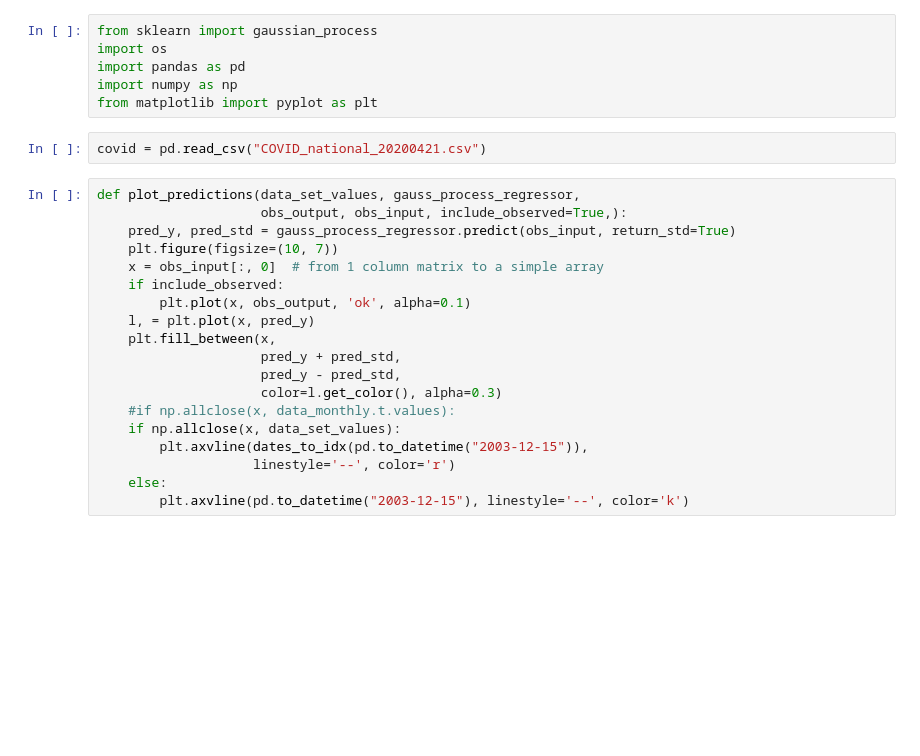
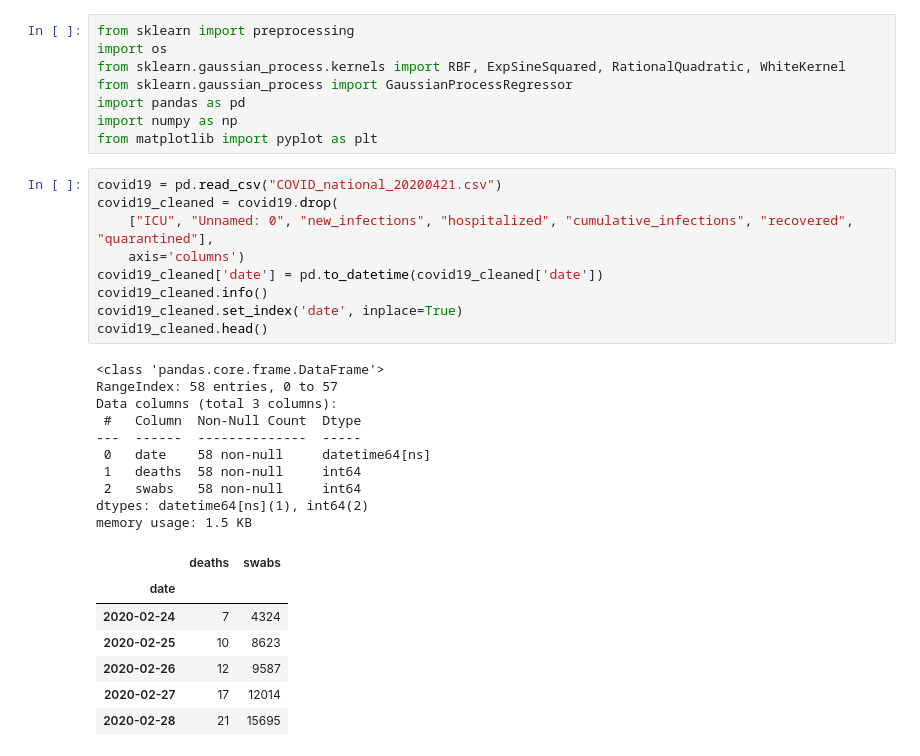
Before and after one commit to eferos93/statistical-machine-learning, a Jupyter notebook: homeworks/homework_05_gaussian_processes/homework05_Fabrici.ipynb, the cells around one changed output. Saved outputs shown, nothing was run; the diff lists cells and outputs as text; blank space fills up the shorter version.

```diff
--- a/homeworks/homework_05_gaussian_processes/homework05_Fabrici.ipynb
+++ b/homeworks/homework_05_gaussian_processes/homework05_Fabrici.ipynb
@@ -1,27 +1,35 @@
 # %%
-from sklearn import gaussian_process
+from sklearn import preprocessing
 import os
+from sklearn.gaussian_process.kernels import RBF, ExpSineSquared, RationalQuadratic, WhiteKernel
+from sklearn.gaussian_process import GaussianProcessRegressor
 import pandas as pd
 import numpy as np
 from matplotlib import pyplot as plt
-# %%
-covid = pd.read_csv("COVID_national_20200421.csv")
-# %%
-def plot_predictions(data_set_values, gauss_process_regressor,
-                     obs_output, obs_input, include_observed=True,):
-    pred_y, pred_std = gauss_process_regressor.predict(obs_input, return_std=True)
-    plt.figure(figsize=(10, 7))
-    x = obs_input[:, 0]  # from 1 column matrix to a simple array
-    if include_observed:
-        plt.plot(x, obs_output, 'ok', alpha=0.1)
-    l, = plt.plot(x, pred_y)
-    plt.fill_between(x,
-                     pred_y + pred_std,
-                     pred_y - pred_std,
-                     color=l.get_color(), alpha=0.3)
-    #if np.allclose(x, data_monthly.t.values):
-    if np.allclose(x, data_set_values):
-        plt.axvline(dates_to_idx(pd.to_datetime("2003-12-15")),
-                    linestyle='--', color='r')
-    else:
-        plt.axvline(pd.to_datetime("2003-12-15"), linestyle='--', color='k')
+# %%
+covid19 = pd.read_csv("COVID_national_20200421.csv")
+covid19_cleaned = covid19.drop(
+    ["ICU", "Unnamed: 0", "new_infections", "hospitalized", "cumulative_infections", "recovered", "quarantined"],
+    axis='columns')
+covid19_cleaned['date'] = pd.to_datetime(covid19_cleaned['date'])
+covid19_cleaned.info()
+covid19_cleaned.set_index('date', inplace=True)
+covid19_cleaned.head()
+# %% [output]
+<class 'pandas.core.frame.DataFrame'>
+RangeIndex: 58 entries, 0 to 57
+Data columns (total 3 columns):
+ #   Column  Non-Null Count  Dtype
+---  ------  --------------  -----
+ 0   date    58 non-null     datetime64[ns]
+ 1   deaths  58 non-null     int64
+ 2   swabs   58 non-null     int64
+dtypes: datetime64[ns](1), int64(2)
+memory usage: 1.5 KB
+|  | deaths | swabs |
+| date |  |  |
+| 2020-02-24 | 7 | 4324 |
+| 2020-02-25 | 10 | 8623 |
+| 2020-02-26 | 12 | 9587 |
+| 2020-02-27 | 17 | 12014 |
+| 2020-02-28 | 21 | 15695 |
```
Also changed, not shown: parts of 7 cells of this notebook, 3 other files.
